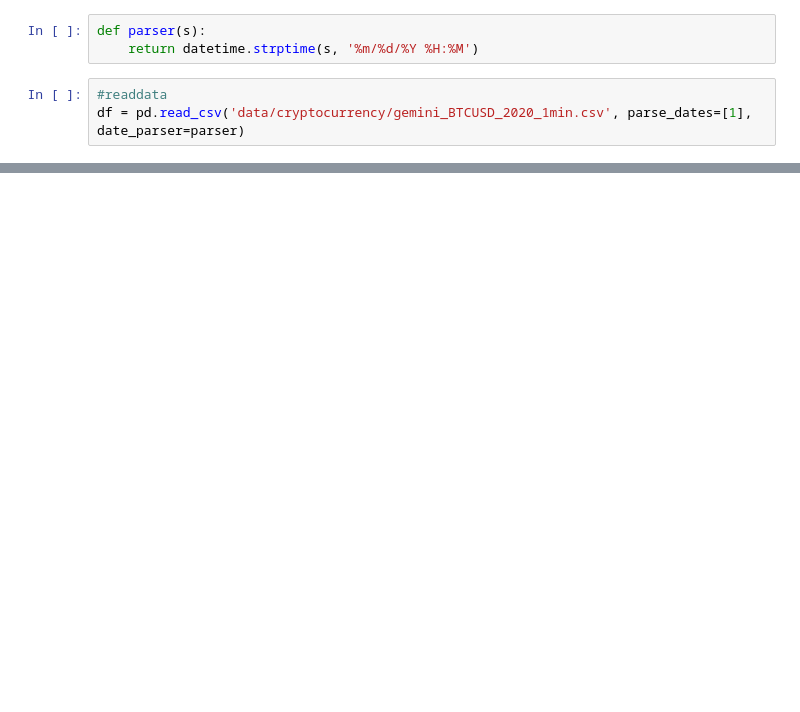
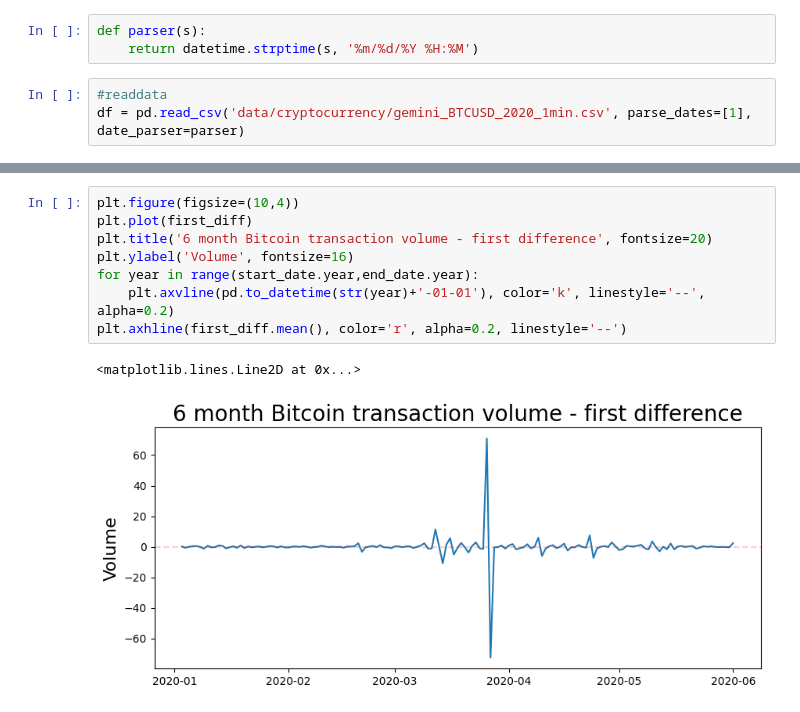
Before and after one commit to shlok-py/Timeseries-Analysis, a Jupyter notebook: ARMA.ipynb, the cells around one changed output, grey strips where cells are left out. Drawn from its saved outputs; the diff is of its cells as text; blank space fills up the shorter version.

```diff
--- a/ARMA.ipynb
+++ b/ARMA.ipynb
@@ -38,0 +120,11 @@ df.head(5)
+# %%
+plt.figure(figsize=(10,4))
+plt.plot(first_diff)
+plt.title('6 month Bitcoin transaction volume - first difference', fontsize=20)
+plt.ylabel('Volume', fontsize=16)
+for year in range(start_date.year,end_date.year):
+    plt.axvline(pd.to_datetime(str(year)+'-01-01'), color='k', linestyle='--', alpha=0.2)
+plt.axhline(first_diff.mean(), color='r', alpha=0.2, linestyle='--')
+# %% [output]
+<matplotlib.lines.Line2D at 0x...>
+[figure, added]
```
Also changed, not shown: parts of 26 cells of this notebook.
